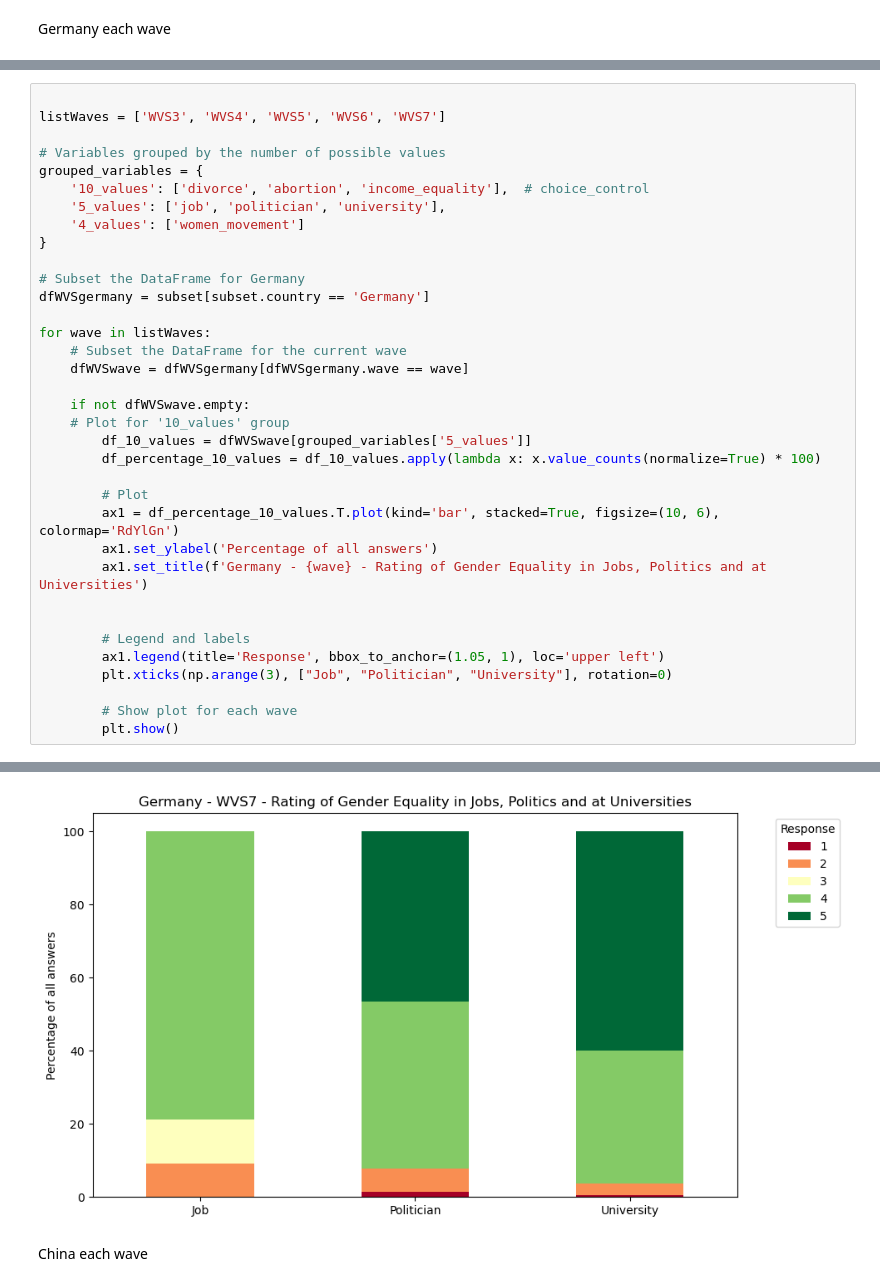
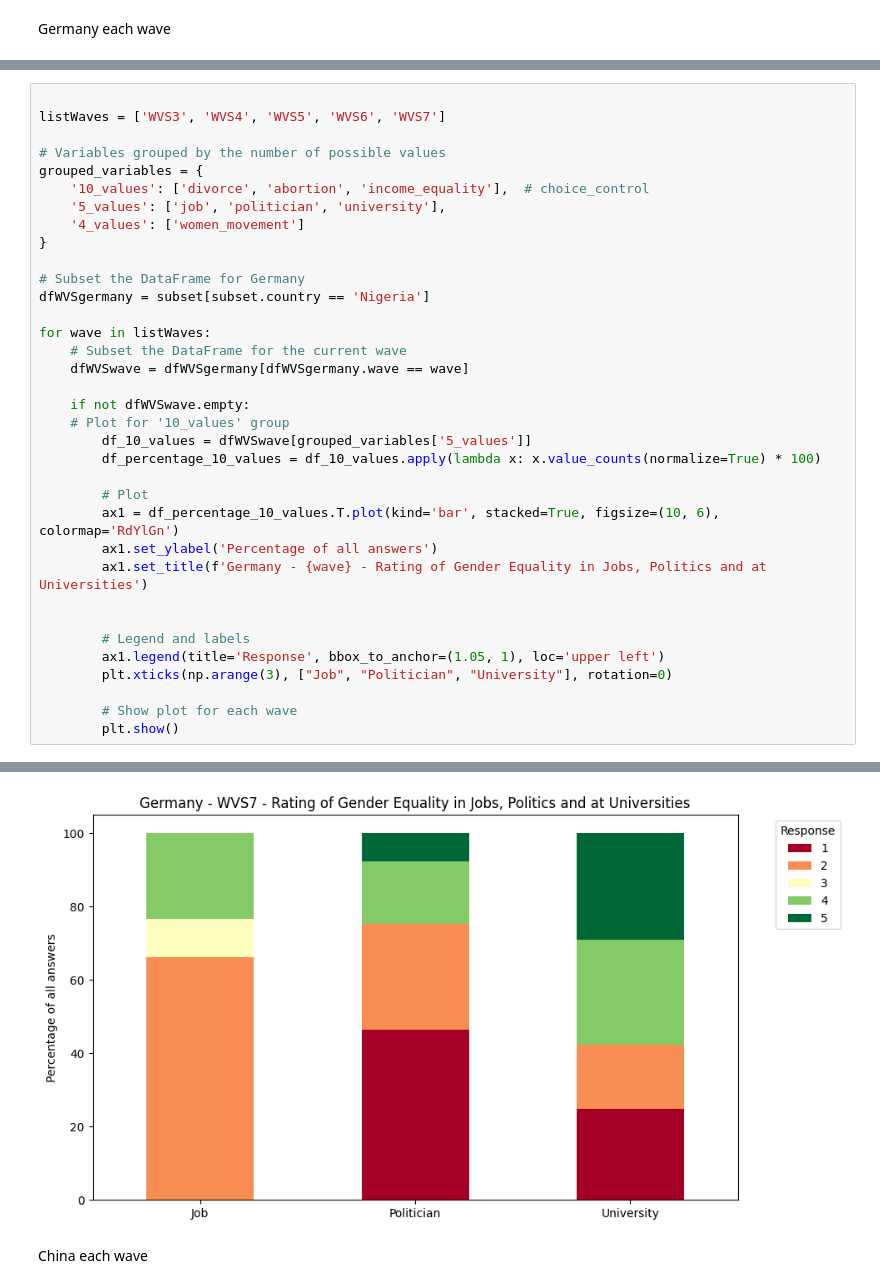
Before and after one commit to BeTheMaster/WorldGenderValues, a Jupyter notebook: src/View_WVS.ipynb, the cells around one changed output, grey strips where cells are left out. Drawn from its saved outputs; the diff is of its cells as text.

Commit message:
availability of country surveys

```diff
--- a/src/View_WVS.ipynb
+++ b/src/View_WVS.ipynb
@@ -294,7 +339,7 @@ grouped_variables = {
 }
 
 # Subset the DataFrame for Germany
-dfWVSgermany = subset[subset.country == 'Germany']
+dfWVSgermany = subset[subset.country == 'Nigeria']
 
 for wave in listWaves:
     # Subset the DataFrame for the current wave
@@ -324,4 +369,4 @@ for wave in listWaves:
-[figure, old version]
+[figure, new version]
 # %% [markdown]
 China each wave
 # %%
```
Also changed, not shown: parts of 22 cells of this notebook.
